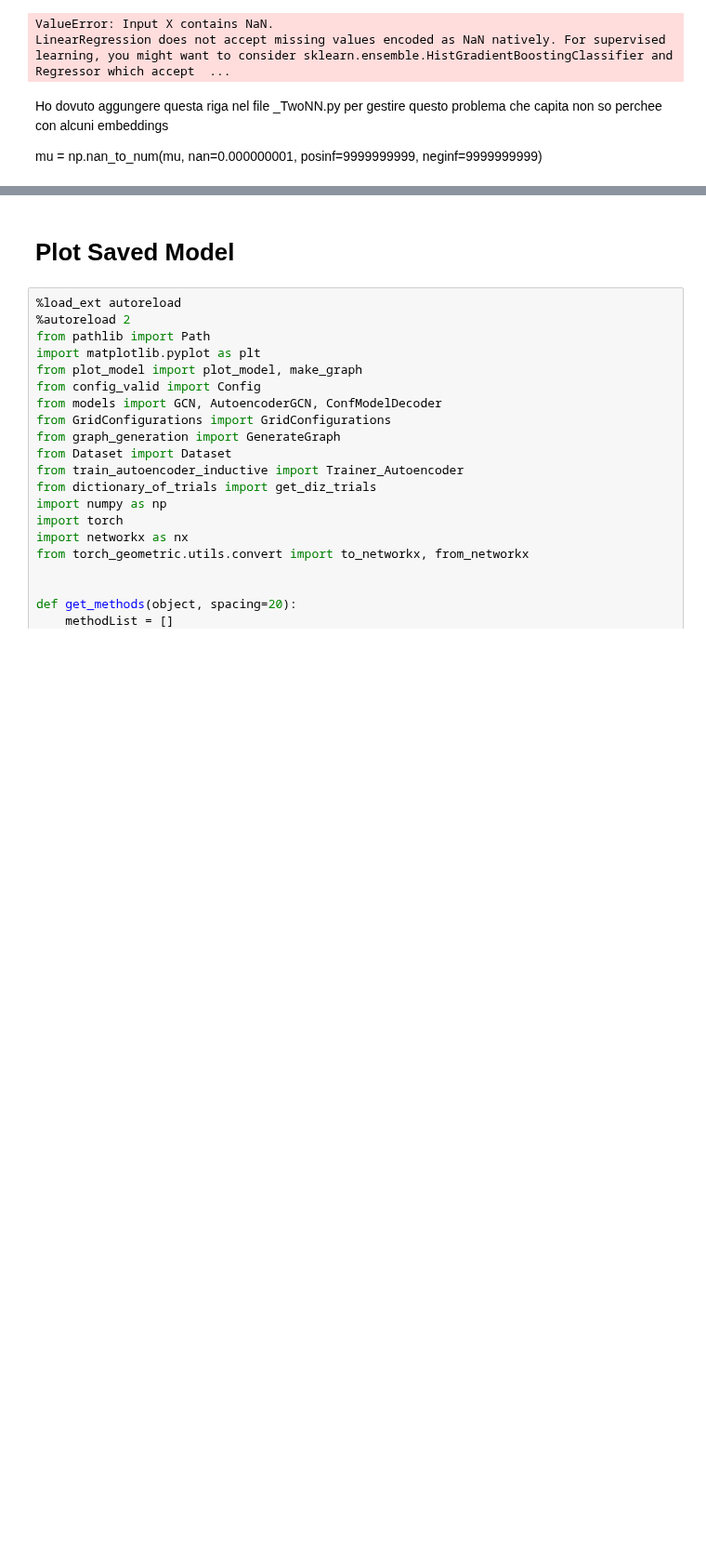
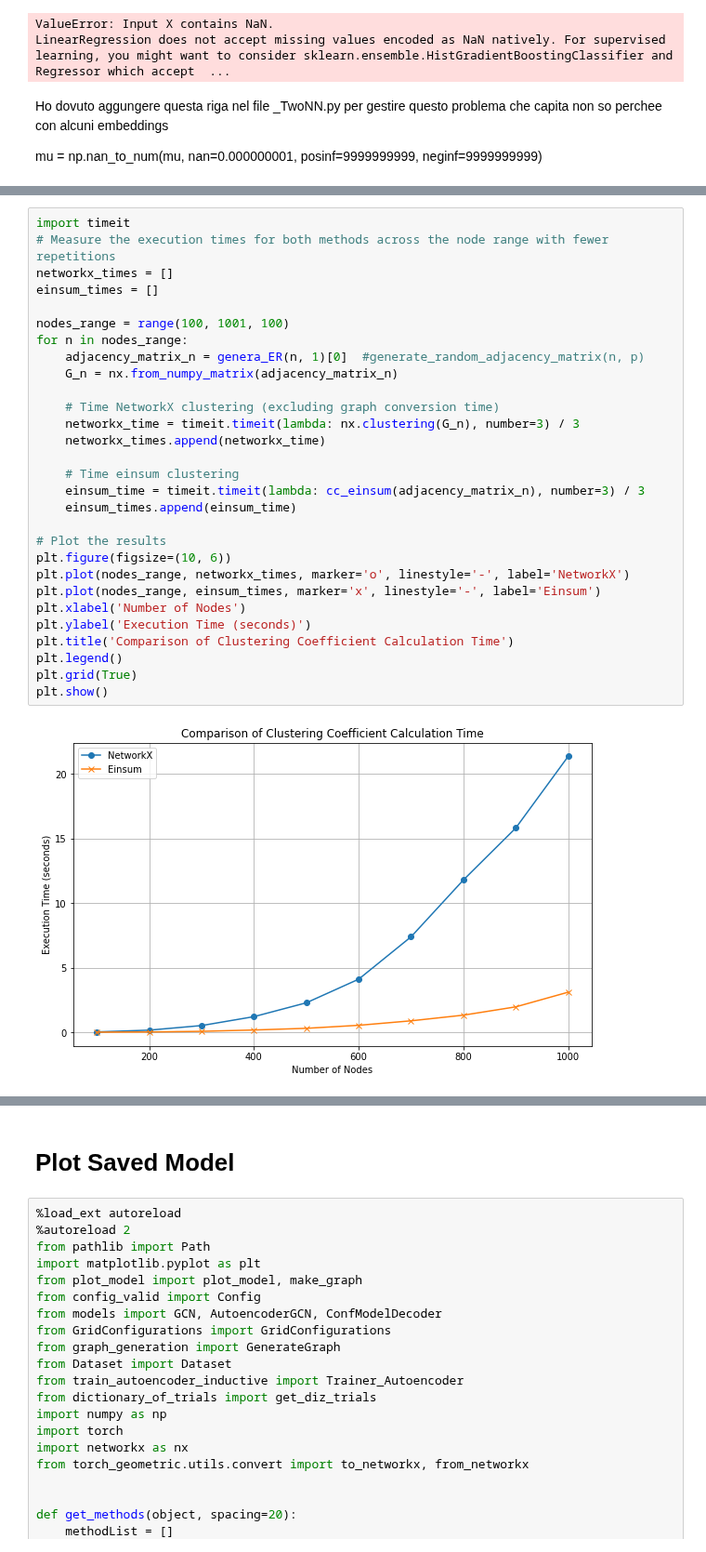
Before and after one commit to dandarm/Embednet, a Jupyter notebook: Utils.ipynb, the cells around one changed output, grey strips where cells are left out. Shown at 93% size. Drawn from its saved outputs; the diff is of its cells as text; blank space fills up the shorter version.

Commit message:
clustering coefficient added

```diff
--- a/Utils.ipynb
+++ b/Utils.ipynb
@@ -102,0 +222,31 @@ mu = np.nan_to_num(mu, nan=0.000000001, posinf=9999999999, neginf=9999999999)
+# %%
+import timeit
+# Measure the execution times for both methods across the node range with fewer repetitions
+networkx_times = []
+einsum_times = []
+
+nodes_range = range(100, 1001, 100)
+for n in nodes_range:
+    adjacency_matrix_n = genera_ER(n, 1)[0]  #generate_random_adjacency_matrix(n, p)
+    G_n = nx.from_numpy_matrix(adjacency_matrix_n)
+
+    # Time NetworkX clustering (excluding graph conversion time)
+    networkx_time = timeit.timeit(lambda: nx.clustering(G_n), number=3) / 3
+    networkx_times.append(networkx_time)
+
+    # Time einsum clustering
+    einsum_time = timeit.timeit(lambda: cc_einsum(adjacency_matrix_n), number=3) / 3
+    einsum_times.append(einsum_time)
+
+# Plot the results
+plt.figure(figsize=(10, 6))
+plt.plot(nodes_range, networkx_times, marker='o', linestyle='-', label='NetworkX')
+plt.plot(nodes_range, einsum_times, marker='x', linestyle='-', label='Einsum')
+plt.xlabel('Number of Nodes')
+plt.ylabel('Execution Time (seconds)')
+plt.title('Comparison of Clustering Coefficient Calculation Time')
+plt.legend()
+plt.grid(True)
+plt.show()
+# %% [output]
+[figure, added]
```
Also changed, not shown: parts of 20 cells of this notebook, 17 other files.
